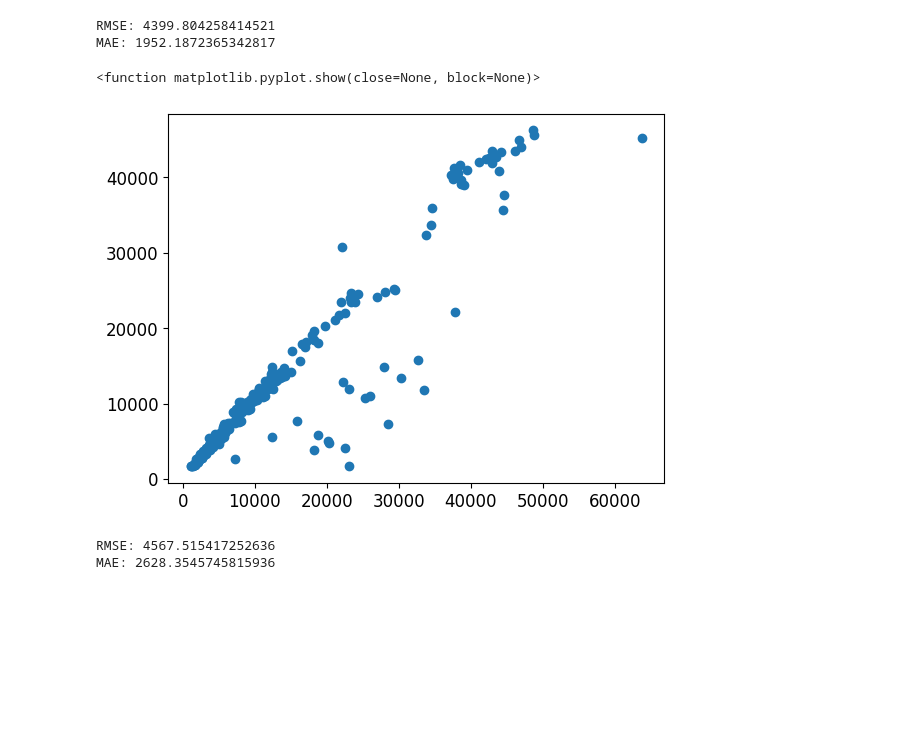
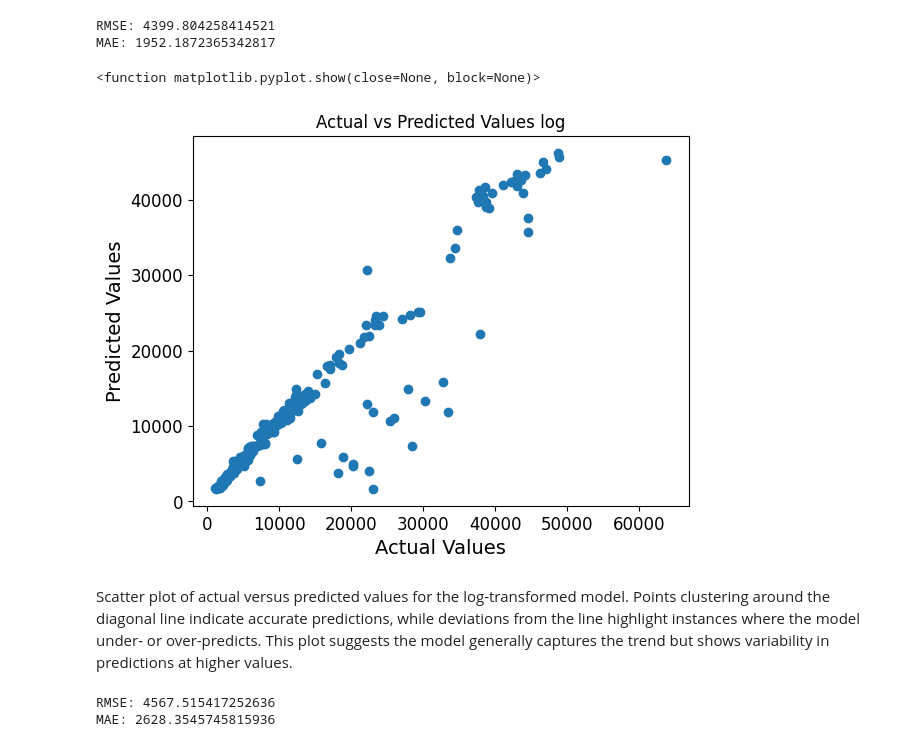
Before and after one commit to Ahsanfyfy/Project-Group-3, a Jupyter notebook: predictions.ipynb, the cells around one changed output. Saved outputs shown, nothing was run; the diff lists cells and outputs as text; code cells hidden in the pictures; blank space fills up the shorter version.

```diff
--- a/predictions.ipynb
+++ b/predictions.ipynb
@@ -61,10 +87,15 @@ RMSE: 4399.804258414521
 MAE: 1952.1872365342817
 # %%
 plt.plot(ytest, predictions_log, 'o')
+plt.title('Actual vs Predicted Values log')
+plt.xlabel('Actual Values')
+plt.ylabel('Predicted Values')
 plt.show
 # %% [output]
 <function matplotlib.pyplot.show(close=None, block=None)>
-[figure, old version]
+[figure, new version]
+# %% [markdown]
+Scatter plot of actual versus predicted values for the log-transformed model. Points clustering around the diagonal line indicate accurate predictions, while deviations from the line highlight instances where the model under- or over-predicts. This plot suggests the model generally captures the trend but shows variability in predictions at higher values.
 # %%
 rmse_smokers = root_mean_squared_error(ytest, predictions_smokers)
 mae_smokers = mean_absolute_error(ytest, predictions_smokers)
```
Also changed, not shown: parts of 17 cells of this notebook.
